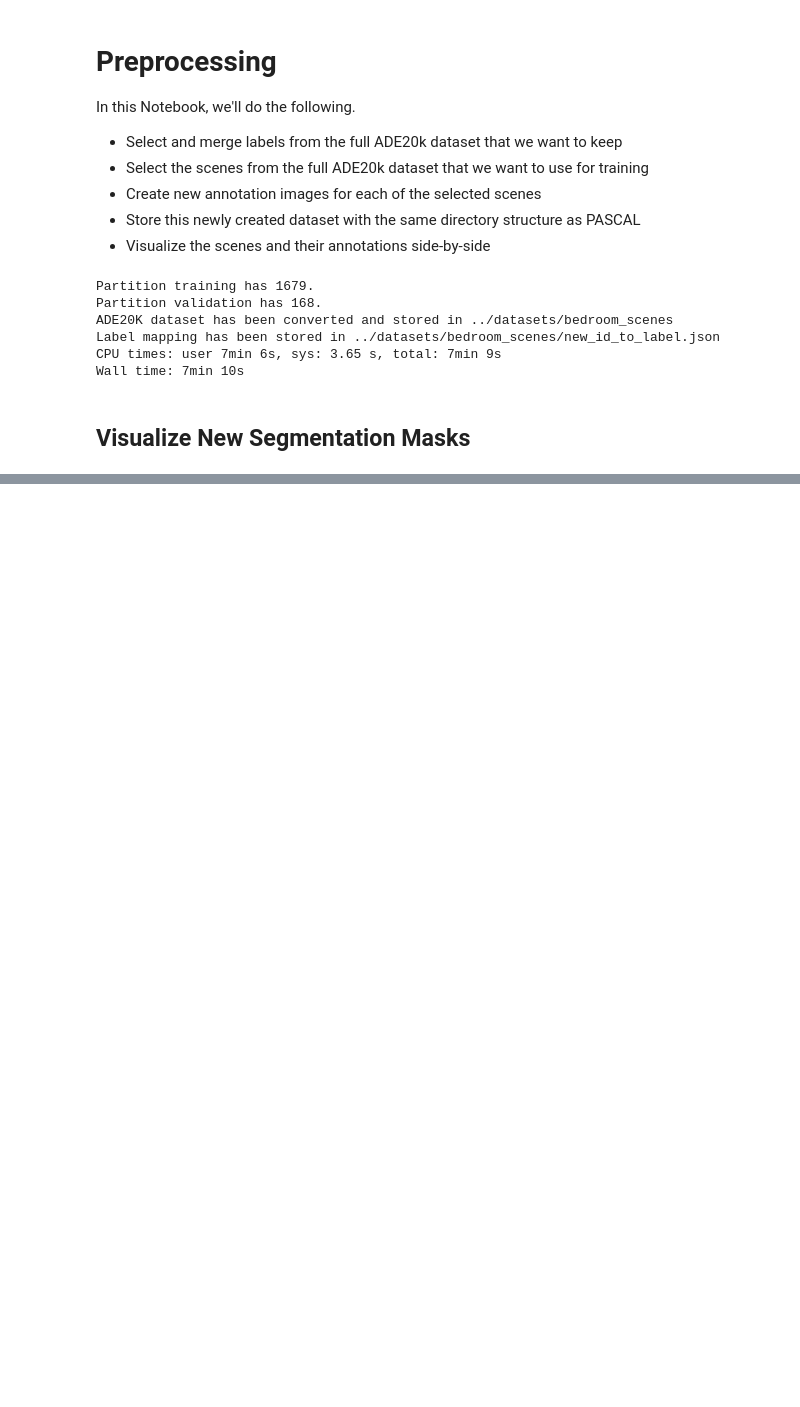
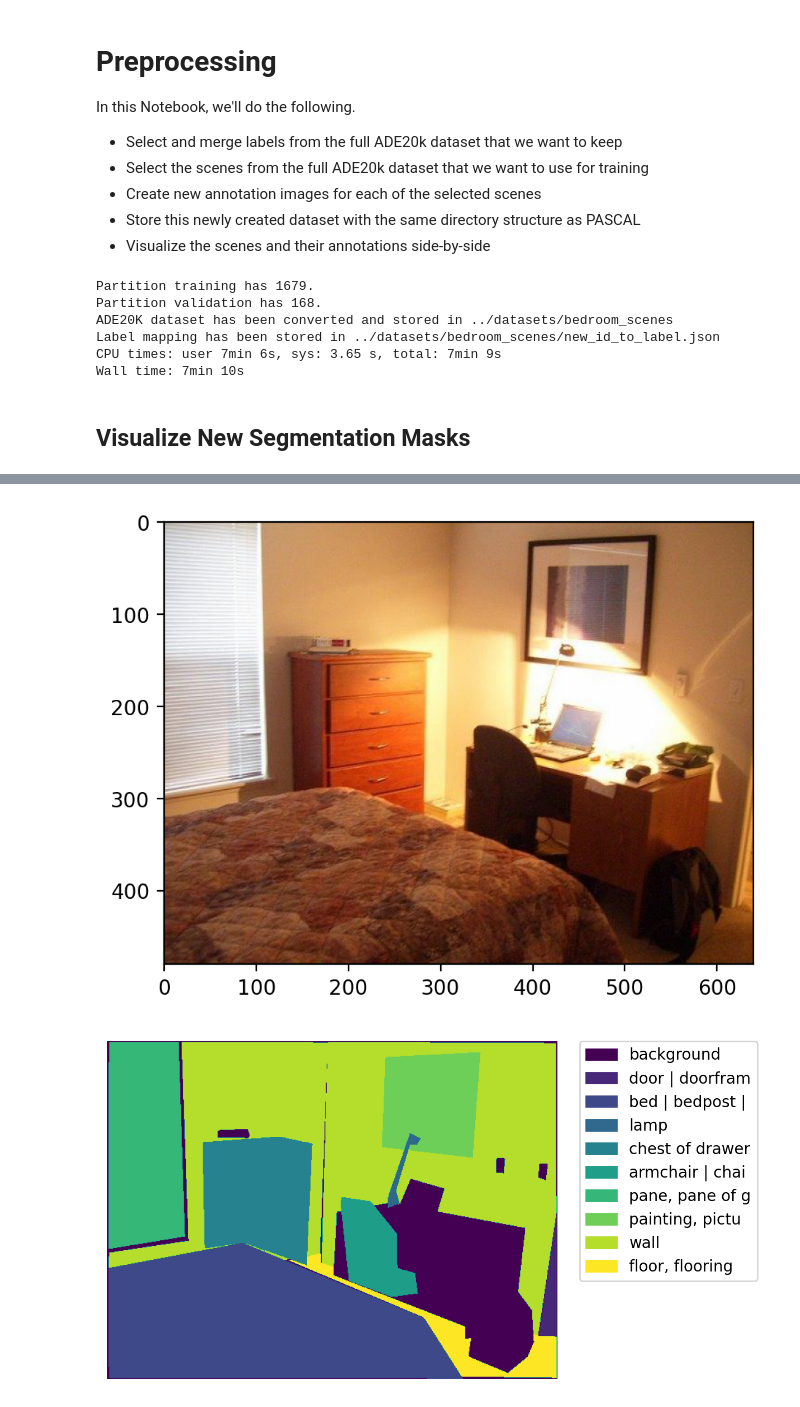
Before and after one commit to mosdragon/wacv2021, a Jupyter notebook: tutorial/Chapter-2-Preprocessing/Preprocessing.ipynb, the cells around one changed output, grey strips where cells are left out. Drawn from its saved outputs; the diff is of its cells as text; code cells hidden in the pictures; blank space fills up the shorter version.

```diff
--- a/tutorial/Chapter-2-Preprocessing/Preprocessing.ipynb
+++ b/tutorial/Chapter-2-Preprocessing/Preprocessing.ipynb
@@ -88,0 +99,5 @@ show_random_sample()
+# %%
+show_random_sample()
+# %% [output]
+[figure, added]
+[figure, added]
```
Also changed, not shown: parts of 4 cells of this notebook, 1 other file.
